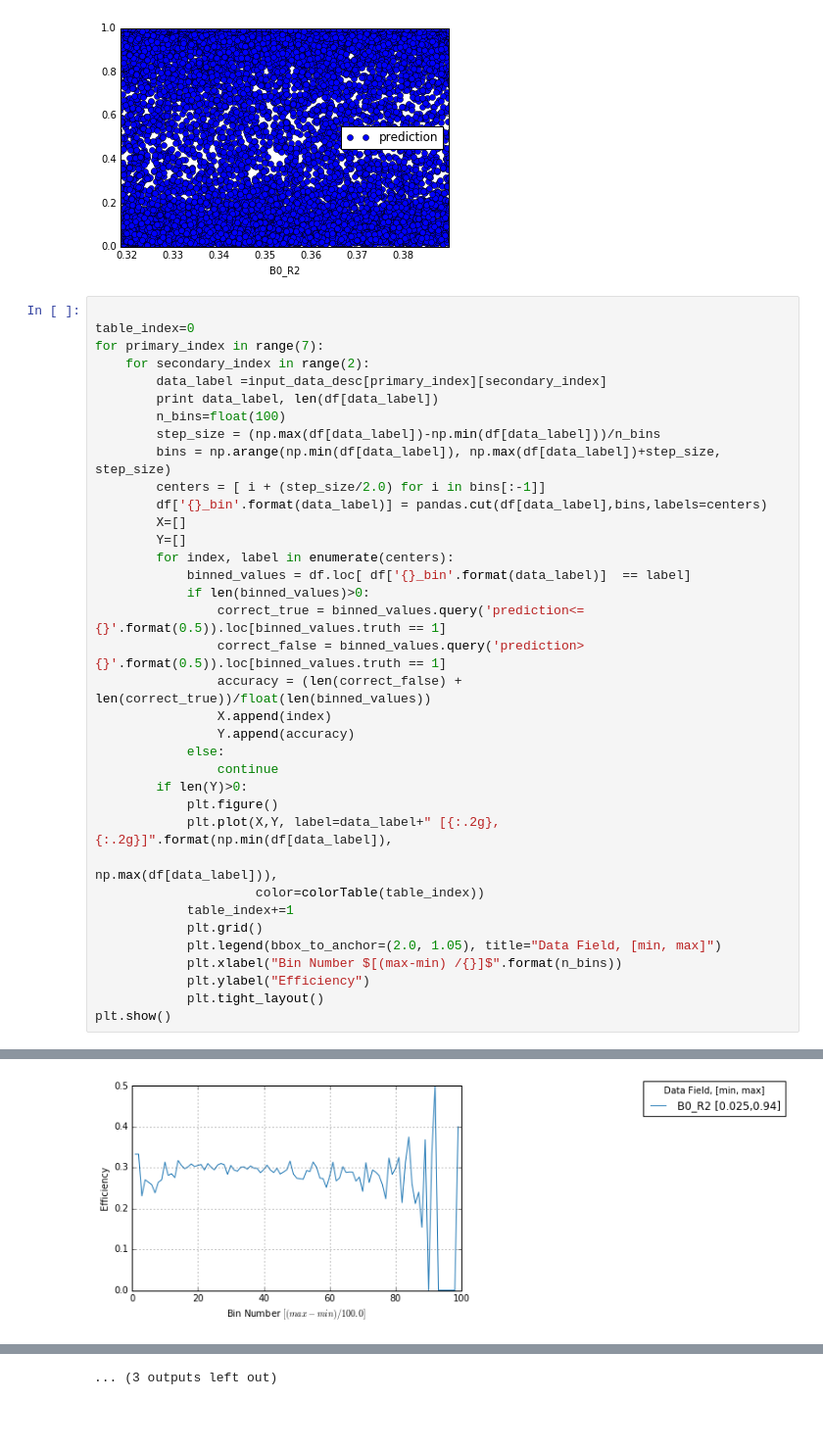
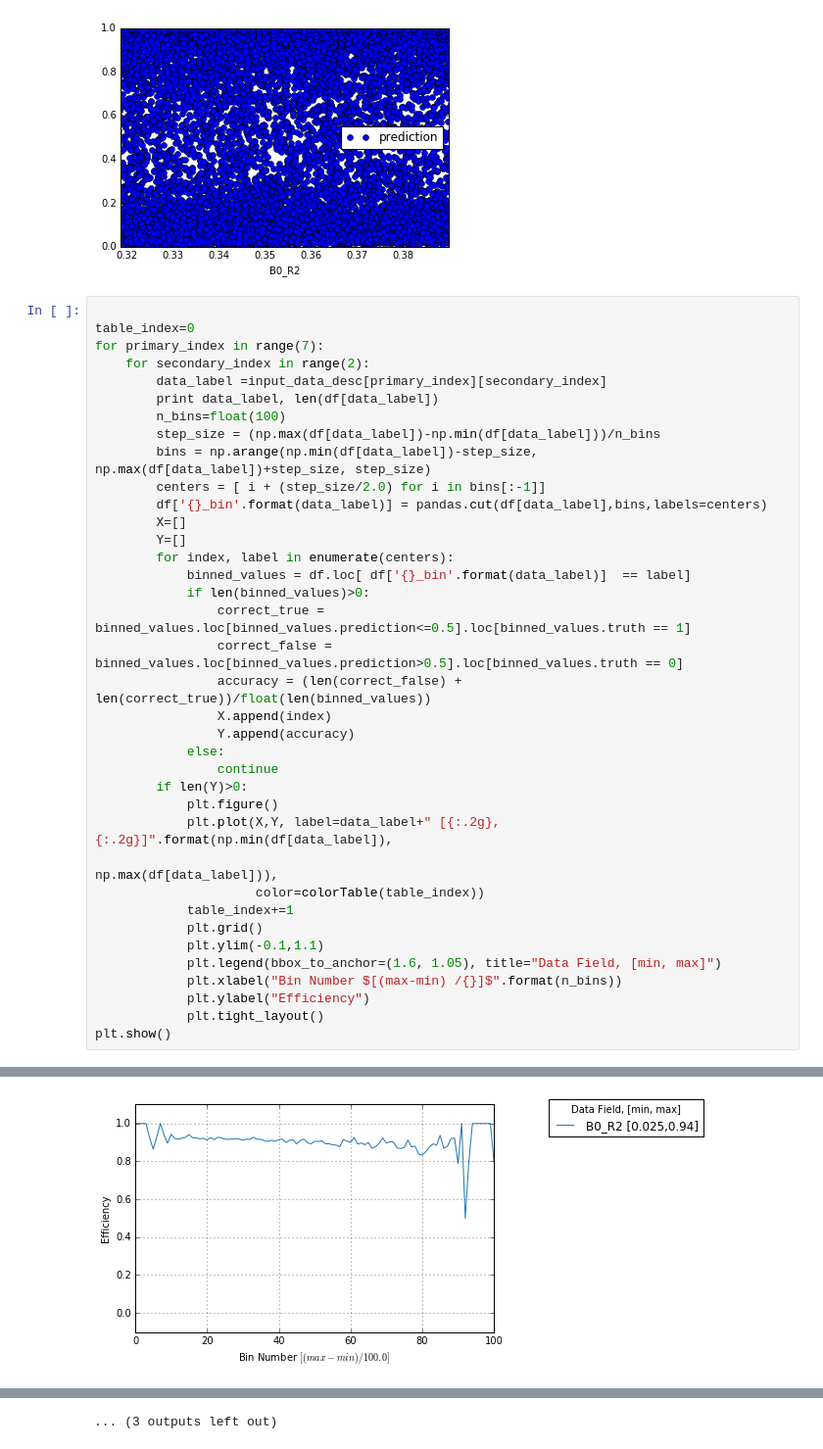
Before and after one commit to HEP-DL/b2_proof_of_concept, a Jupyter notebook: BII DL Analyzing Network.ipynb, the cells around one changed output, grey strips where cells are left out. Shown: that part at 98% size. Drawn from its saved outputs; the diff is of its cells as text; blank space fills up the shorter version.

Commit message:
More corrections

```diff
--- a/BII DL Analyzing Network.ipynb
+++ b/BII DL Analyzing Network.ipynb
@@ -247,7 +247,7 @@ for primary_index in range(7):
         print data_label, len(df[data_label])
         n_bins=float(100)
         step_size = (np.max(df[data_label])-np.min(df[data_label]))/n_bins
-        bins = np.arange(np.min(df[data_label]), np.max(df[data_label])+step_size, step_size)
+        bins = np.arange(np.min(df[data_label])-step_size, np.max(df[data_label])+step_size, step_size)
         centers = [ i + (step_size/2.0) for i in bins[:-1]]
         df['{}_bin'.format(data_label)] = pandas.cut(df[data_label],bins,labels=centers)
         X=[]
@@ -255,38 +255,39 @@ for primary_index in range(7):
         for index, label in enumerate(centers):
             binned_values = df.loc[ df['{}_bin'.format(data_label)]  == label]
             if len(binned_values)>0:
-                correct_true = binned_values.query('prediction<={}'.format(0.5)).loc[binned_values.truth == 1]
-                correct_false = binned_values.query('prediction>{}'.format(0.5)).loc[binned_values.truth == 1]
+                correct_true = binned_values.loc[binned_values.prediction<=0.5].loc[binned_values.truth == 1]
+                correct_false = binned_values.loc[binned_values.prediction>0.5].loc[binned_values.truth == 0]
                 accuracy = (len(correct_false) + len(correct_true))/float(len(binned_values))
                 X.append(index)
                 Y.append(accuracy)
             else:
                 continue
         if len(Y)>0:
             plt.figure()
             plt.plot(X,Y, label=data_label+" [{:.2g},{:.2g}]".format(np.min(df[data_label]),
                                                                      np.max(df[data_label])),
                      color=colorTable(table_index))
             table_index+=1
             plt.grid()
-            plt.legend(bbox_to_anchor=(2.0, 1.05), title="Data Field, [min, max]")
+            plt.ylim(-0.1,1.1)
+            plt.legend(bbox_to_anchor=(1.6, 1.05), title="Data Field, [min, max]")
             plt.xlabel("Bin Number $[(max-min) /{}]$".format(n_bins))
             plt.ylabel("Efficiency")
             plt.tight_layout()
 plt.show()
 # %% [output]
 B0_R2 100000
 B0_CosTBTO 100000
 B0_KST0_pi__piid 100000
 B0_KST0_K__piid 100000
 B0_KST0_K_P 100000
 B0_KST0_pi_P 100000
 nTracks 100000
 B0_gamma_clusterE9E25 100000
 nGoodNeutralECLClusters 100000
 B0_gamma_CosTBTO 100000
 B0_KST0_K_d0 100000
 B0_KST0_K_z0 100000
 B0_KST0_pi_d0 100000
 B0_KST0_pi_z0 100000
-[figure, old version]
+[figure, new version]
```
Also changed, not shown: parts of 1 cell of this notebook.
